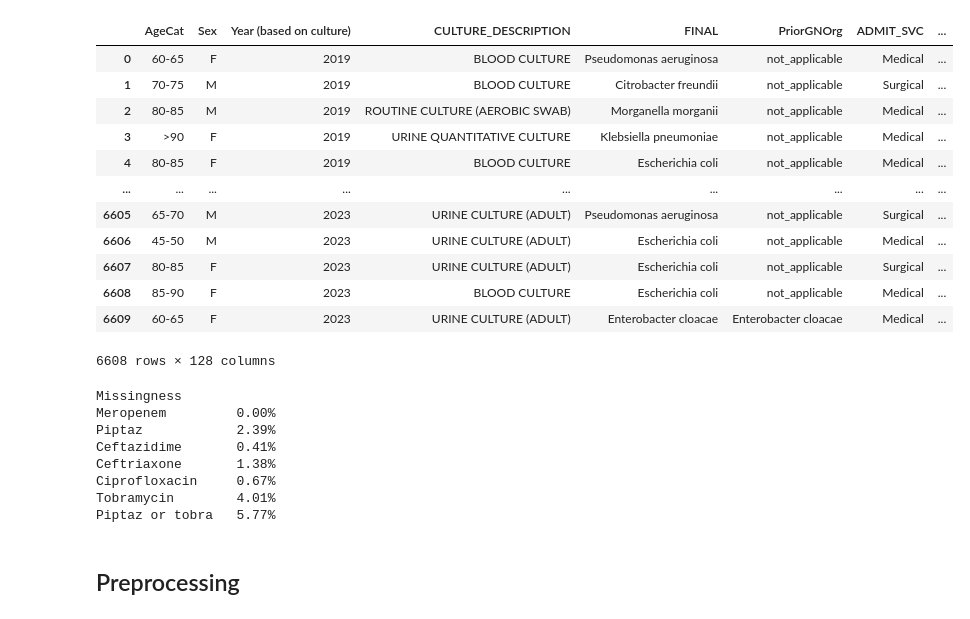
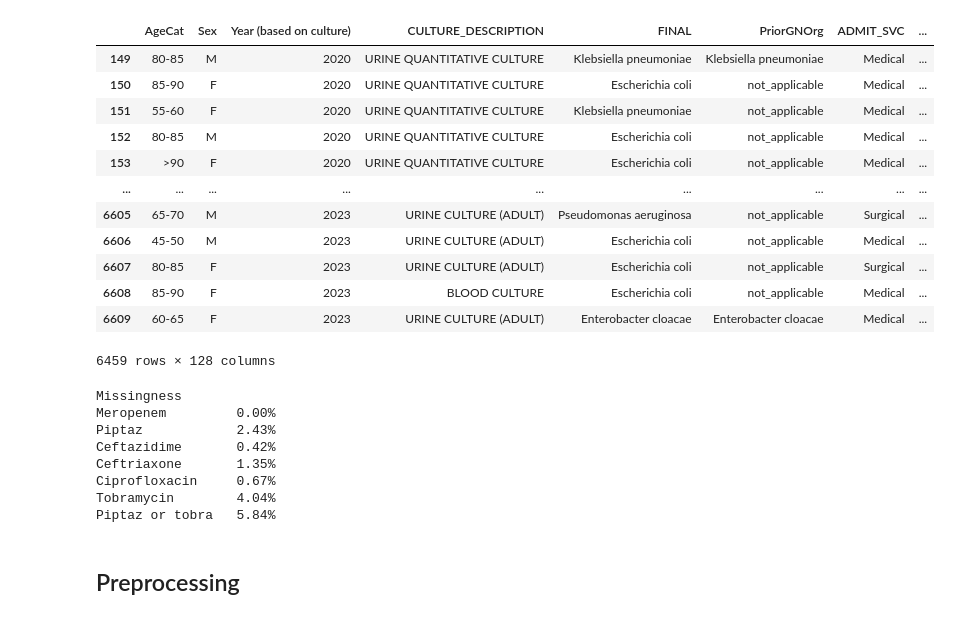
Before and after one commit to A-Garg/antibiotic-susceptibility, a Jupyter notebook: regression_TOH.ipynb, the cells around one changed output. Saved outputs shown, nothing was run; the diff lists cells and outputs as text; code cells hidden in the pictures.

```diff
--- a/regression_TOH.ipynb
+++ b/regression_TOH.ipynb
@@ -28,30 +28,33 @@ pd.set_option('display.float_format', lambda x: '%.2f' % x)
 # %%
 imputation_file = '2024-09-07 AMR_imputation_TOH.xlsx'
 
 data = pd.read_excel(imputation_file)
 
 # Only keep data prior to a change in the micro lab reporting system
 # Blood cultures after ~2022 are dropped
 #data = data[:2800]
 
-# Remove two columns where age is not listed
+# Delete data from 2019
+data = data[data['Year (based on culture)']>2019]
+
+# Remove two rows where age is not listed
 data = data[~(data['AgeCat'].isnull())]
 
 data
 # %% [output]
 |  | AgeCat | Sex | Year (based on culture) | CULTURE_DESCRIPTION | FINAL | PriorGNOrg | ADMIT_SVC | ... |
-| 0 | 60-65 | F | 2019 | BLOOD CULTURE | Pseudomonas aeruginosa | not_applicable | Medical | ... |
-| 1 | 70-75 | M | 2019 | BLOOD CULTURE | Citrobacter freundii | not_applicable | Surgical | ... |
-| 2 | 80-85 | M | 2019 | ROUTINE CULTURE (AEROBIC SWAB) | Morganella morganii | not_applicable | Medical | ... |
-| 3 | >90 | F | 2019 | URINE QUANTITATIVE CULTURE | Klebsiella pneumoniae | not_applicable | Medical | ... |
-| 4 | 80-85 | F | 2019 | BLOOD CULTURE | Escherichia coli | not_applicable | Medical | ... |
+| 149 | 80-85 | M | 2020 | URINE QUANTITATIVE CULTURE | Klebsiella pneumoniae | Klebsiella pneumoniae | Medical | ... |
+| 150 | 85-90 | F | 2020 | URINE QUANTITATIVE CULTURE | Escherichia coli | not_applicable | Medical | ... |
+| 151 | 55-60 | F | 2020 | URINE QUANTITATIVE CULTURE | Klebsiella pneumoniae | not_applicable | Medical | ... |
+| 152 | 80-85 | M | 2020 | URINE QUANTITATIVE CULTURE | Escherichia coli | not_applicable | Medical | ... |
+| 153 | >90 | F | 2020 | URINE QUANTITATIVE CULTURE | Escherichia coli | not_applicable | Medical | ... |
 | ... | ... | ... | ... | ... | ... | ... | ... | ... |
 | 6605 | 65-70 | M | 2023 | URINE CULTURE (ADULT) | Pseudomonas aeruginosa | not_applicable | Surgical | ... |
 | 6606 | 45-50 | M | 2023 | URINE CULTURE (ADULT) | Escherichia coli | not_applicable | Medical | ... |
 | 6607 | 80-85 | F | 2023 | URINE CULTURE (ADULT) | Escherichia coli | not_applicable | Surgical | ... |
 | 6608 | 85-90 | F | 2023 | BLOOD CULTURE | Escherichia coli | not_applicable | Medical | ... |
 | 6609 | 60-65 | F | 2023 | URINE CULTURE (ADULT) | Enterobacter cloacae | Enterobacter cloacae | Medical | ... |
-6608 rows × 128 columns
+6459 rows × 128 columns
 # %%
 # List of output antibiotics
 output_antibiotics = ['Penicillin_FINAL_imp','Amoxiclav_FINAL_imp','Ampicillin_FINAL_imp','Cloxacillin_FINAL_imp','Piptaz_FINAL_imp','Cefazolin_FINAL_imp','Ceftriaxone_FINAL_imp','Ceftazidime_FINAL_imp','Ertapenem_FINAL_imp','Meropenem_FINAL_imp','Ciprofloxacin_FINAL_imp','Levofloxacin_FINAL_imp','Moxifloxacin_FINAL_imp','Daptomycin_FINAL_imp','Vancomycin_FINAL_imp','Linezolid_FINAL_imp','Amikacin_FINAL_imp','Tobramycin_FINAL_imp','Gentamicin_FINAL_imp','Clindamycin_FINAL_imp','Doxycycline_FINAL_imp','Erythromycin_FINAL_imp','TMPSMX_FINAL_imp']
@@ -69,12 +72,12 @@ print('{:<15} {:>6.2f}%'.format('Piptaz or tobra',
 # %% [output]
 Missingness
 Meropenem         0.00%
-Piptaz            2.39%
-Ceftazidime       0.41%
-Ceftriaxone       1.38%
+Piptaz            2.43%
+Ceftazidime       0.42%
+Ceftriaxone       1.35%
 Ciprofloxacin     0.67%
-Tobramycin        4.01%
-Piptaz or tobra   5.77%
+Tobramycin        4.04%
+Piptaz or tobra   5.84%
 # %% [markdown]
 ## Preprocessing
 # %%
```
Also changed, not shown: parts of 3 cells of this notebook.
